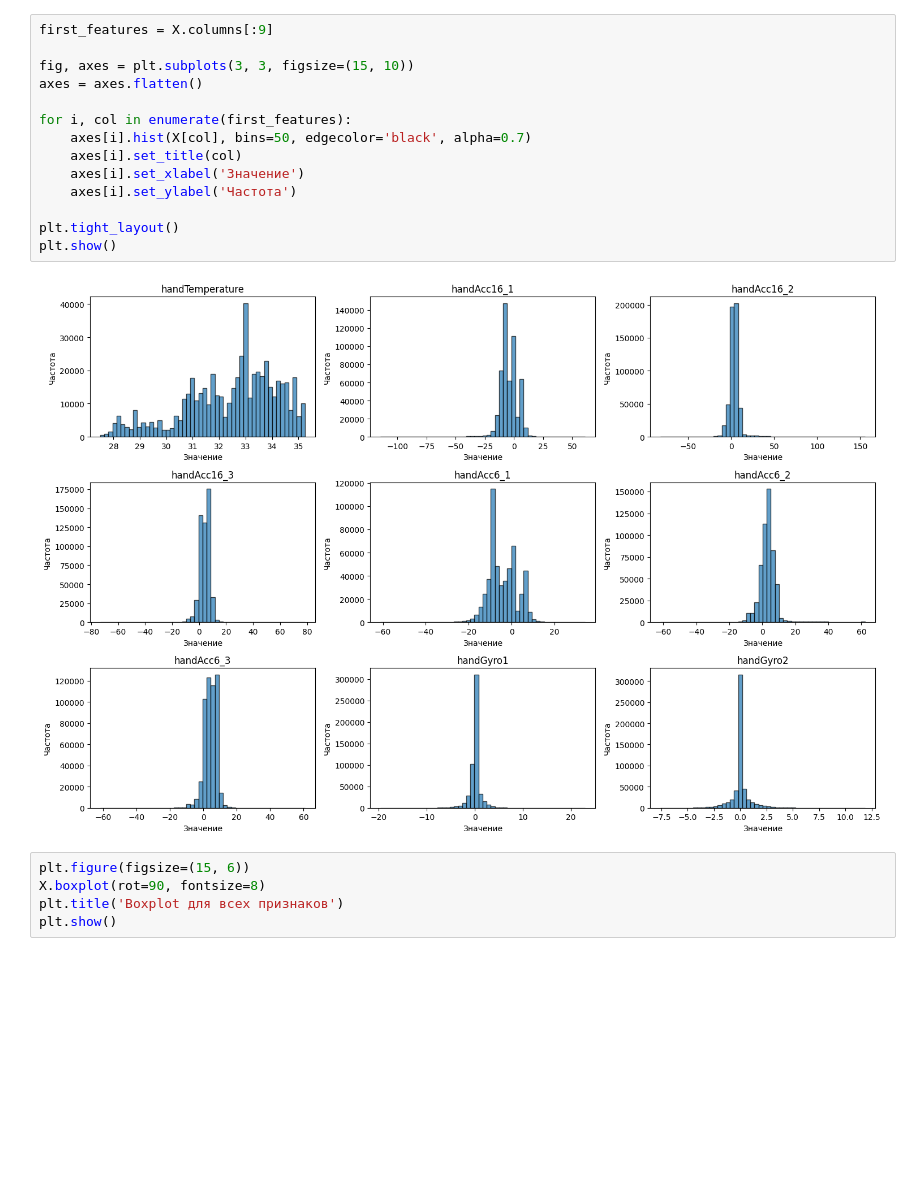
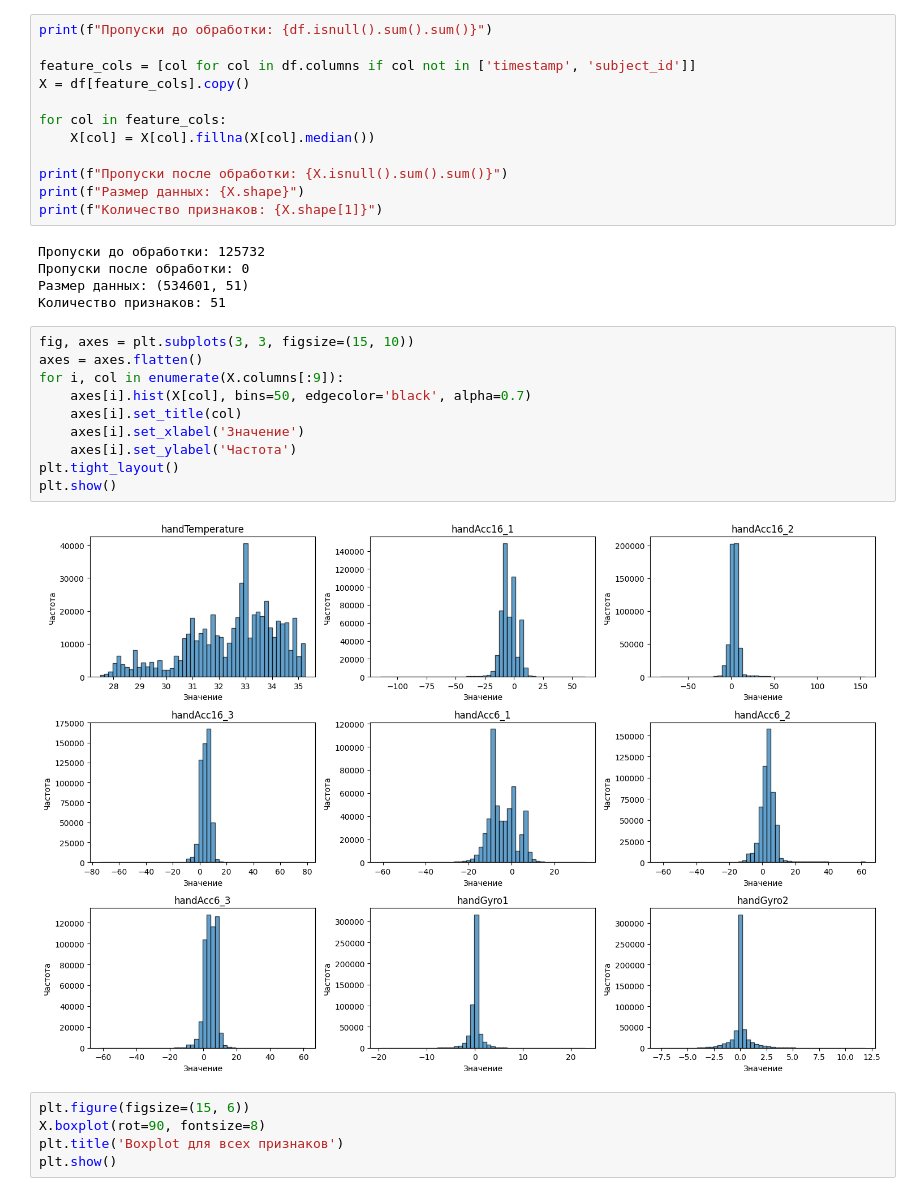
Before and after one commit to mkolesnik260592-ship-it/ML_second_season, a Jupyter notebook: third_homework.ipynb, the cells around one changed output. Saved outputs shown, nothing was run; the diff lists cells and outputs as text; blank space fills up the shorter version.

```diff
--- a/third_homework.ipynb
+++ b/third_homework.ipynb
@@ -131,19 +24,32 @@ print(f"Первые 2 строки признаков:\n{X.head(2)}")
+# %%
+print(f"Пропуски до обработки: {df.isnull().sum().sum()}")
+
+feature_cols = [col for col in df.columns if col not in ['timestamp', 'subject_id']]
+X = df[feature_cols].copy()
+
+for col in feature_cols:
+    X[col] = X[col].fillna(X[col].median())
+
+print(f"Пропуски после обработки: {X.isnull().sum().sum()}")
+print(f"Размер данных: {X.shape}")
+print(f"Количество признаков: {X.shape[1]}")
+# %% [output]
+Пропуски до обработки: 125732
+Пропуски после обработки: 0
+Размер данных: (534601, 51)
+Количество признаков: 51
 # %%
-first_features = X.columns[:9]
-
 fig, axes = plt.subplots(3, 3, figsize=(15, 10))
 axes = axes.flatten()
-
-for i, col in enumerate(first_features):
+for i, col in enumerate(X.columns[:9]):
     axes[i].hist(X[col], bins=50, edgecolor='black', alpha=0.7)
     axes[i].set_title(col)
     axes[i].set_xlabel('Значение')
     axes[i].set_ylabel('Частота')
-
 plt.tight_layout()
 plt.show()
 # %% [output]
-[figure, old version]
+[figure, new version]
 # %%
 plt.figure(figsize=(15, 6))
 X.boxplot(rot=90, fontsize=8)
```
Also changed, not shown: parts of 27 cells of this notebook, 1 other file.
